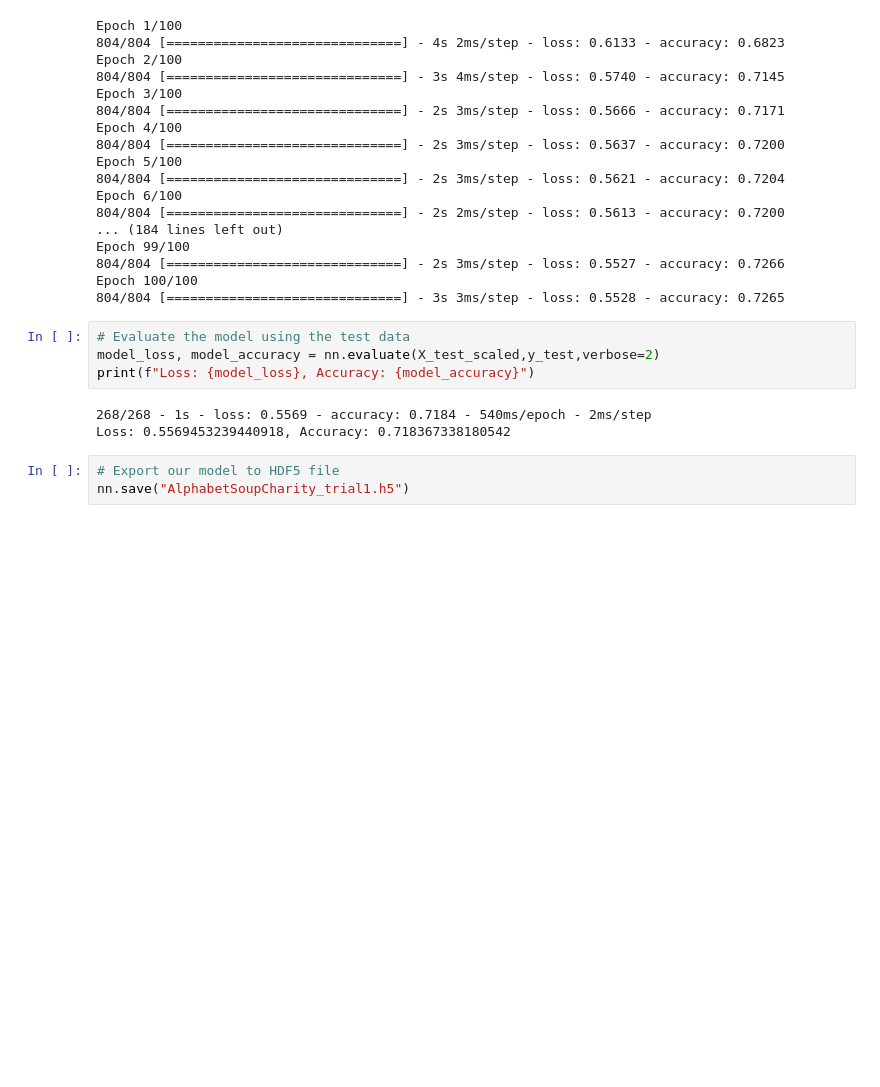
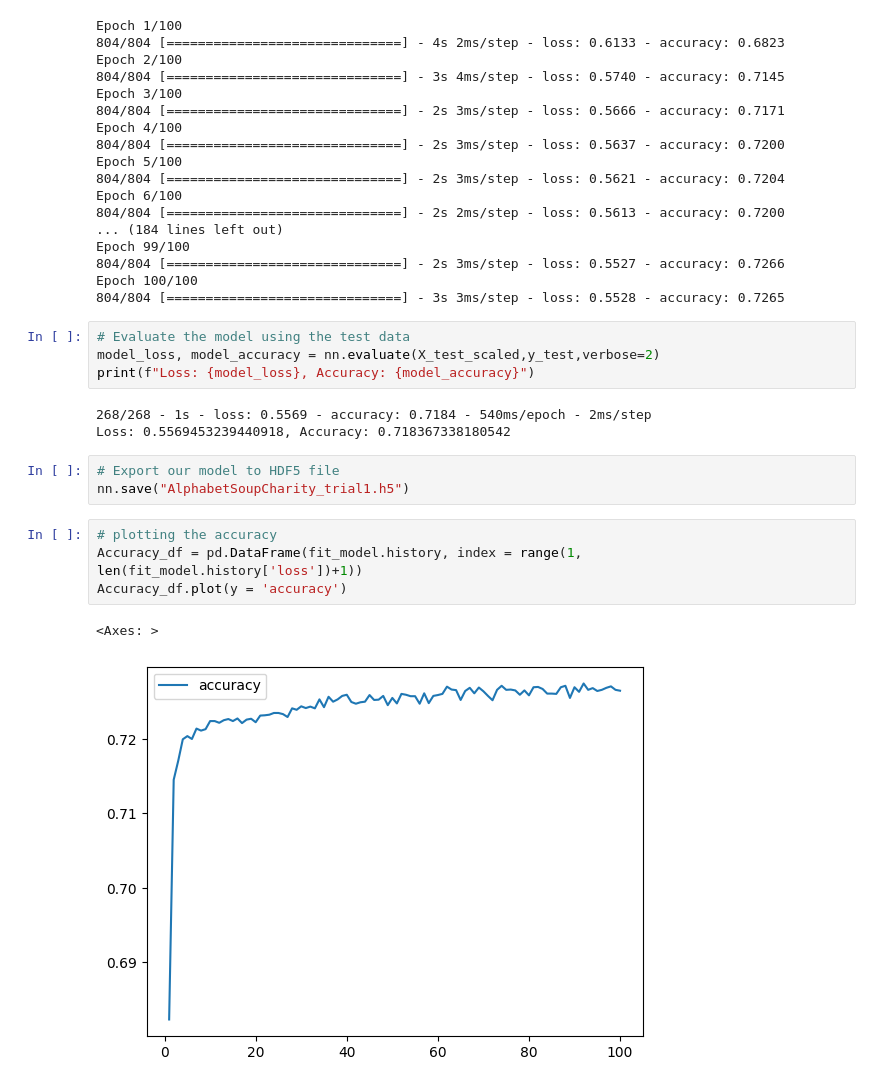
Before and after one commit to arunavenkatachalam/deep-learning-challenge, a Jupyter notebook: AlphabetSoupCharity_Initial.ipynb, the cells around one changed output. Cells and saved outputs as stored; diff of their text form; blank space fills up the shorter version.

```diff
--- a/AlphabetSoupCharity_Initial.ipynb
+++ b/AlphabetSoupCharity_Initial.ipynb
@@ -287,3 +287,10 @@ Loss: 0.5569453239440918, Accuracy: 0.718367338180542
 # %%
 # Export our model to HDF5 file
 nn.save("AlphabetSoupCharity_trial1.h5")
+# %%
+# plotting the accuracy
+Accuracy_df = pd.DataFrame(fit_model.history, index = range(1, len(fit_model.history['loss'])+1))
+Accuracy_df.plot(y = 'accuracy')
+# %% [output]
+<Axes: >
+[figure, added]
```
Also changed, not shown: 2 other files.
